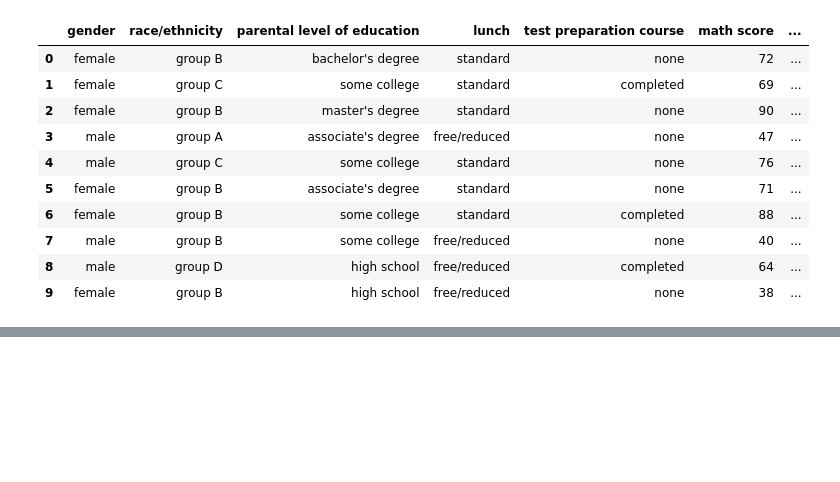
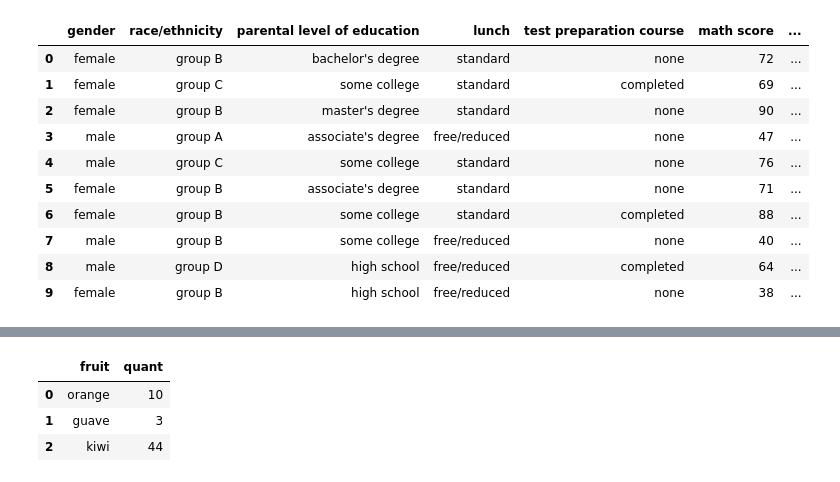
Before and after one commit to sohaildua/PysparkLearning, a Jupyter notebook: Pyspark.ipynb, the cells around one changed output, grey strips where cells are left out. Saved outputs shown, nothing was run; the diff lists cells and outputs as text; code cells hidden in the pictures; blank space fills up the shorter version.

```diff
--- a/Pyspark.ipynb
+++ b/Pyspark.ipynb
@@ -110,0 +232,4 @@ users_1_2.limit(10).toPandas()
+# %%
+value = [('orange',10),("guave",3),("kiwi",44)]
+# %%
+df = spark.createDataFrame(value,['fruit','quant'])
@@ -110,0 +250,7 @@ users_1_2.limit(10).toPandas()
+# %%
+df.toPandas()
+# %% [output]
+|  | fruit | quant |
+| 0 | orange | 10 |
+| 1 | guave | 3 |
+| 2 | kiwi | 44 |
```
Also changed, not shown: parts of 22 cells of this notebook.
